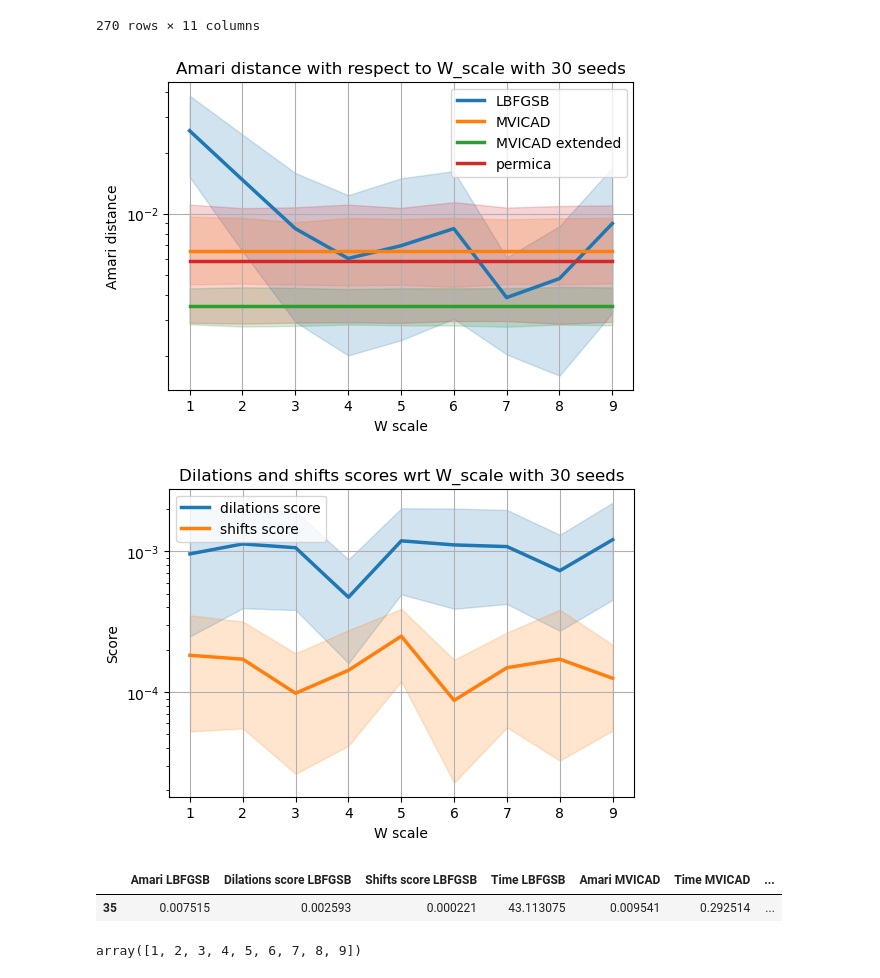
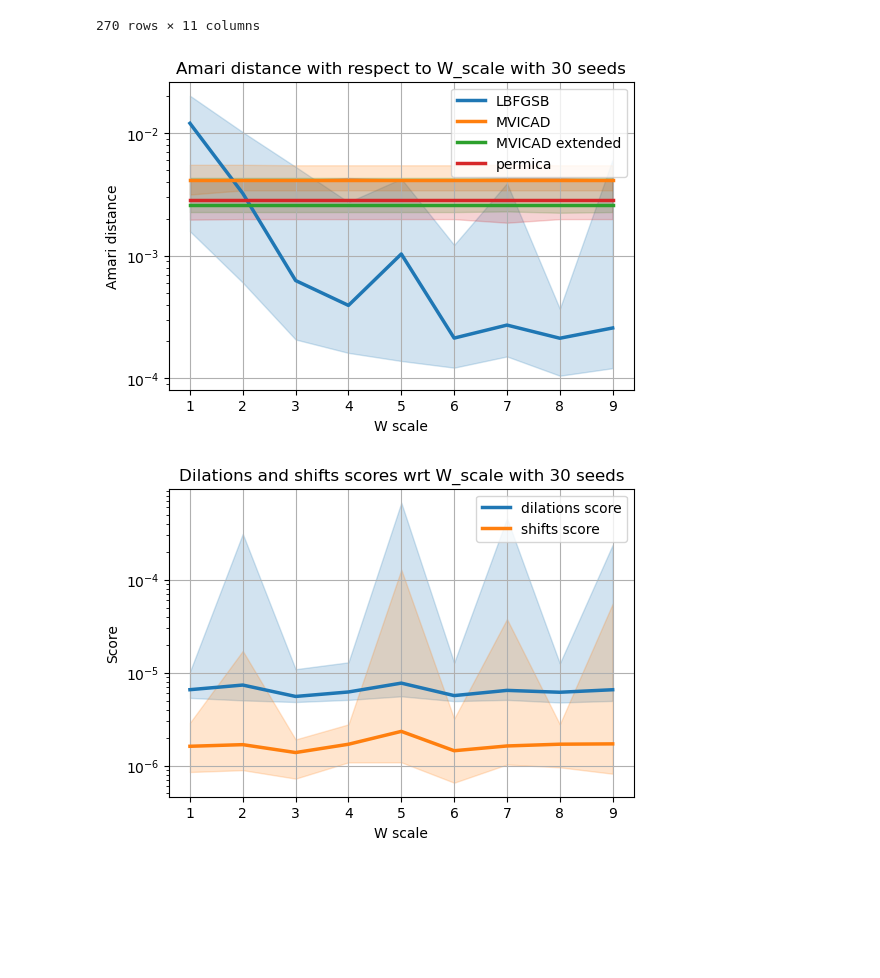
Before and after one commit to AmbroiseHeurtebise/internship_m2, a Jupyter notebook: lbfgsb_mvica_ds/plot_results_many_seeds.ipynb, the cells around one changed output. Drawn from its saved outputs; the diff is of its cells as text; code cells hidden in the pictures; blank space fills up the shorter version.

```diff
--- a/lbfgsb_mvica_ds/plot_results_many_seeds.ipynb
+++ b/lbfgsb_mvica_ds/plot_results_many_seeds.ipynb
@@ -28,35 +28,27 @@ df_res
 270 rows × 11 columns
 # %%
 fig = plt.figure(figsize=(6, 4))
-sns.lineplot(data=df_res, x="W scale", y="Amari LBFGSB", linewidth=2.5, label="LBFGSB")
-sns.lineplot(data=df_res, x="W scale", y="Amari MVICAD", linewidth=2.5, label="MVICAD")
-sns.lineplot(data=df_res, x="W scale", y="Amari MVICAD ext", linewidth=2.5, label="MVICAD extended")
-sns.lineplot(data=df_res, x="W scale", y="Amari permica", linewidth=2.5, label="permica")
+sns.lineplot(data=df_res, x="W scale", y="Amari LBFGSB", linewidth=2.5, label="LBFGSB", estimator=np.median)
+sns.lineplot(data=df_res, x="W scale", y="Amari MVICAD", linewidth=2.5, label="MVICAD", estimator=np.median)
+sns.lineplot(data=df_res, x="W scale", y="Amari MVICAD ext", linewidth=2.5, label="MVICAD extended", estimator=np.median)
+sns.lineplot(data=df_res, x="W scale", y="Amari permica", linewidth=2.5, label="permica", estimator=np.median)
+# plt.xticks(np.arange(np.min(W_scales), np.max(W_scales)+1))
 plt.yscale("log")
 plt.ylabel("Amari distance")
 plt.grid()
 plt.title(f"Amari distance with respect to W_scale with {nb_seeds} seeds")
 plt.show()
 # %% [output]
-[figure, old version]
+[figure, new version]
 # %%
 fig = plt.figure(figsize=(6, 4))
-sns.lineplot(data=df_res, x="W scale", y="Dilations score LBFGSB", linewidth=2.5, label="dilations score")
-sns.lineplot(data=df_res, x="W scale", y="Shifts score LBFGSB", linewidth=2.5, label="shifts score")
+sns.lineplot(data=df_res, x="W scale", y="Dilations score LBFGSB", linewidth=2.5, label="dilations score", estimator=np.median)
+sns.lineplot(data=df_res, x="W scale", y="Shifts score LBFGSB", linewidth=2.5, label="shifts score", estimator=np.median)
 plt.yscale("log")
 plt.ylabel("Score")
 plt.grid()
 plt.title(f"Dilations and shifts scores wrt W_scale with {nb_seeds} seeds")
 plt.show()
 # %% [output]
-[figure, old version]
+[figure, new version]
-# %%
-df_res[(df_res["W scale"] == 2) * (df_res["random state"] == 5)]
-# %% [output]
-|  | Amari LBFGSB | Dilations score LBFGSB | Shifts score LBFGSB | Time LBFGSB | Amari MVICAD | Time MVICAD | ... |
-| 35 | 0.007515 | 0.002593 | 0.000221 | 43.113075 | 0.009541 | 0.292514 | ... |
-# %%
-np.unique(df_res["W scale"])
-# %% [output]
-array([1, 2, 3, 4, 5, 6, 7, 8, 9])
 # %%
```
Also changed, not shown: parts of 2 cells of this notebook, 2 other files.
